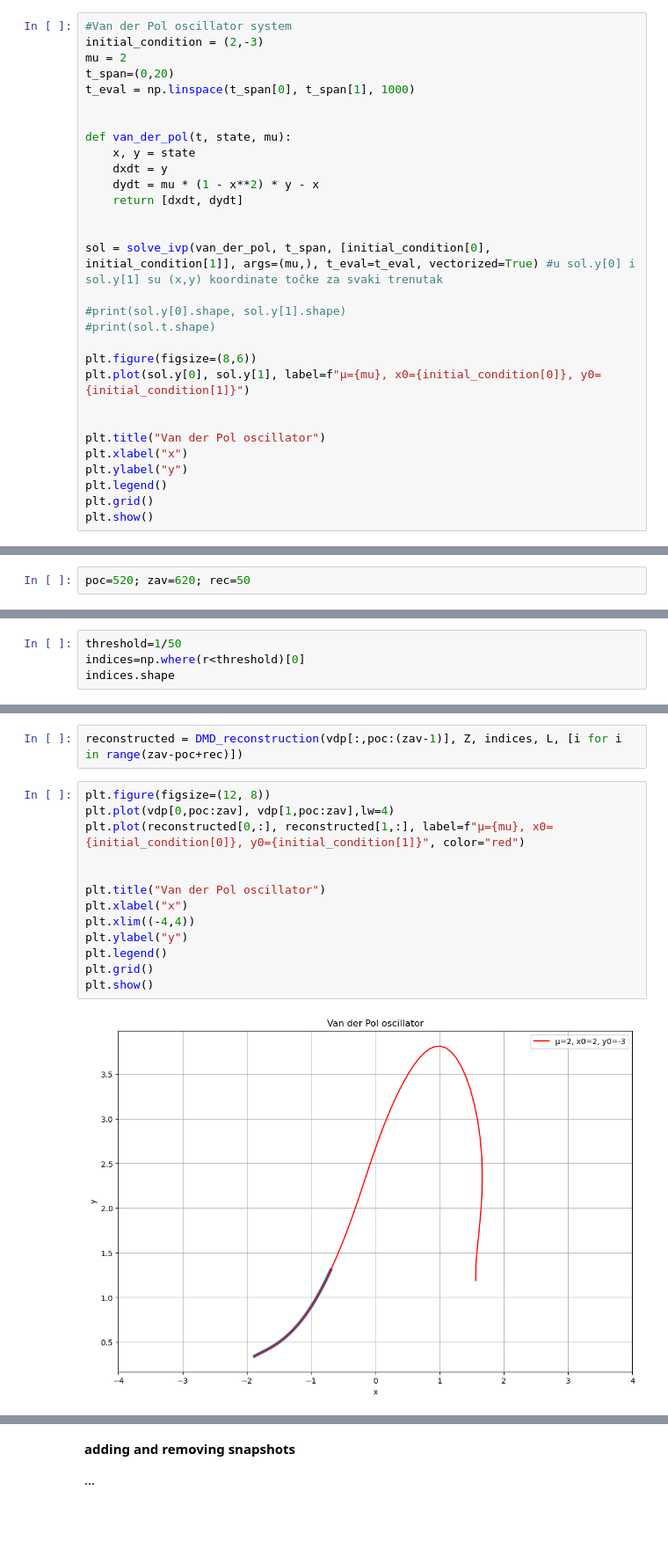
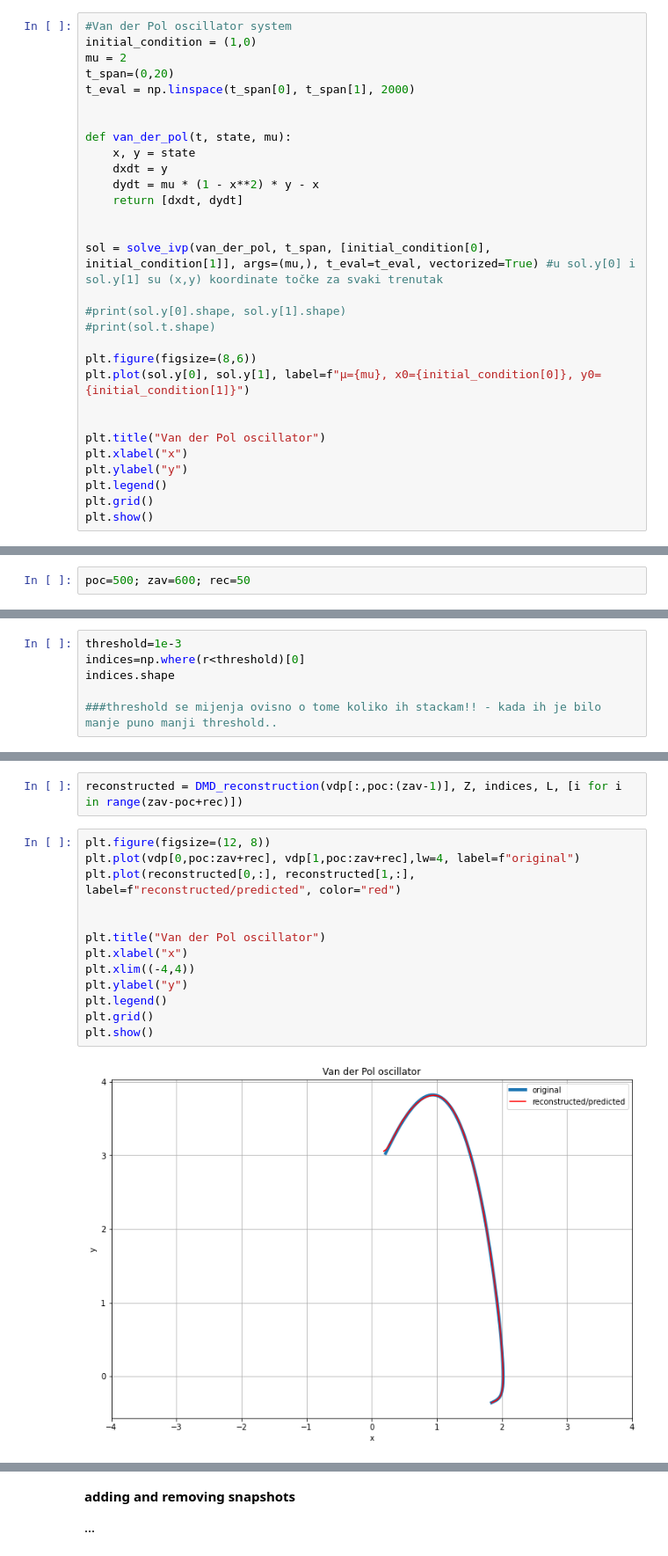
Before and after one commit to ela-d/DMD, a Jupyter notebook: vdp_example.ipynb, the cells around one changed output, grey strips where cells are left out. Shown: that part at 88% size. Saved outputs shown, nothing was run; the diff lists cells and outputs as text; blank space fills up the shorter version.

```diff
--- a/vdp_example.ipynb
+++ b/vdp_example.ipynb
@@ -7,10 +7,10 @@ import matplotlib.animation as animation
 %run DMD_functions.ipynb
 # %%
 #Van der Pol oscillator system
-initial_condition = (2,-3)
+initial_condition = (1,0)
 mu = 2
 t_span=(0,20)
-t_eval = np.linspace(t_span[0], t_span[1], 1000)
+t_eval = np.linspace(t_span[0], t_span[1], 2000)
 
 
 def van_der_pol(t, state, mu):
@@ -162,7 +160,7 @@ reconstructed = DMD_reconstruction(vdp[:,:1], Z, indices, L, times)
 
 .
 # %%
-poc=520; zav=620; rec=50
+poc=500; zav=600; rec=50
 # %%
 Z, L, r, _, _ = GEDMDQ(vdp[:,poc:zav])
 
@@ -176,5 +174,7 @@ plt.show()
 # %%
-threshold=1/50
+threshold=1e-3
 indices=np.where(r<threshold)[0]
 indices.shape
+
+###threshold se mijenja ovisno o tome koliko ih stackam!! - kada ih je bilo manje puno manji threshold..
 # %% [output]
@@ -183,19 +183,19 @@ indices.shape
 reconstructed = DMD_reconstruction(vdp[:,poc:(zav-1)], Z, indices, L, [i for i in range(zav-poc+rec)])
 # %%
 plt.figure(figsize=(12, 8))
-plt.plot(vdp[0,poc:zav], vdp[1,poc:zav],lw=4)
-plt.plot(reconstructed[0,:], reconstructed[1,:], label=f"μ={mu}, x0={initial_condition[0]}, y0={initial_condition[1]}", color="red")
+plt.plot(vdp[0,poc:zav+rec], vdp[1,poc:zav+rec],lw=4, label=f"original")
+plt.plot(reconstructed[0,:], reconstructed[1,:], label=f"reconstructed/predicted", color="red")
 
 
 plt.title("Van der Pol oscillator")
 plt.xlabel("x")
 plt.xlim((-4,4))
 plt.ylabel("y")
 plt.legend()
 plt.grid()
 plt.show()
 # %% [output]
-[figure, old version]
+[figure, new version]
 # %%
 %matplotlib widget
 
```
Also changed, not shown: parts of 10 cells of this notebook.
